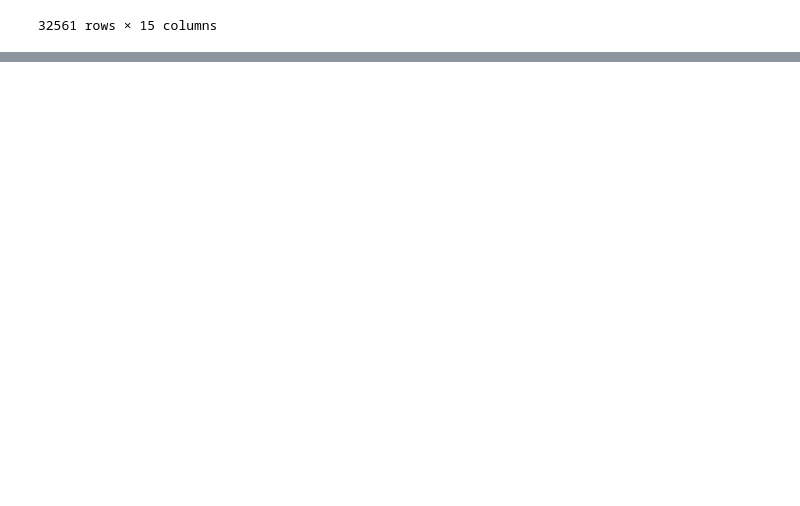
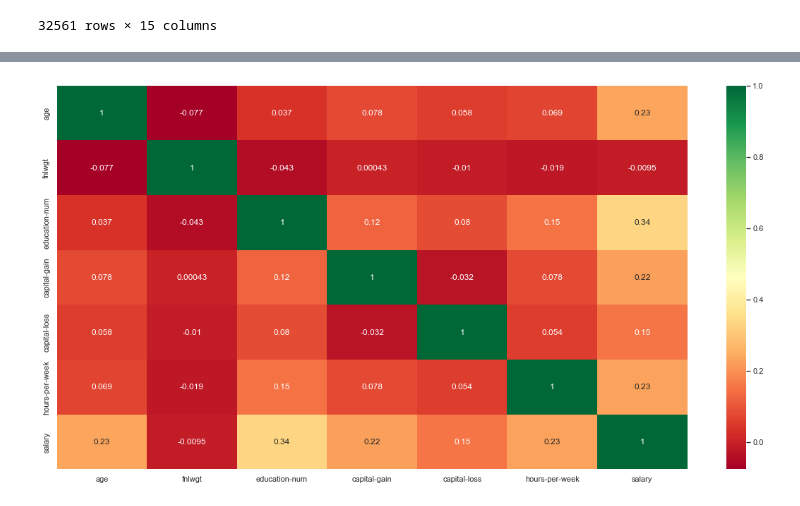
Before and after one commit to sabirbagwan/INeuron_Internship_Projects, a Jupyter notebook: AdultCensusIncomePrediction/AdultCensusIncomePrediction.ipynb, the cells around one changed output, grey strips where cells are left out. Saved outputs shown, nothing was run; the diff lists cells and outputs as text; code cells hidden in the pictures; blank space fills up the shorter version.

```diff
--- a/AdultCensusIncomePrediction/AdultCensusIncomePrediction.ipynb
+++ b/AdultCensusIncomePrediction/AdultCensusIncomePrediction.ipynb
@@ -5,7 +5,13 @@ import pandas as pd
 import pandas as pd
 import numpy as np
 import matplotlib.pyplot as plt
+%matplotlib inline
+import seaborn as sns
+import matplotlib.pyplot as plt
+sns.set(rc={'figure.figsize':(20,10)})
 from pandas.plotting import scatter_matrix
+import warnings
+warnings.filterwarnings('ignore')
 # %% [markdown]
 ### Reading the CSV file into variable df and viewing the top 5 Rows
 # %%
@@ -104,0 +140,7 @@ df
+# %%
+corrmat = df.corr()
+top_corr_features = corrmat.index
+# plt.figure(figsize=(18,8))
+g = sns.heatmap(df[top_corr_features].corr(), annot=True, cmap = 'RdYlGn')
+# %% [output]
+[figure, added]
```
Also changed, not shown: parts of 60 cells of this notebook, 1 other file.
